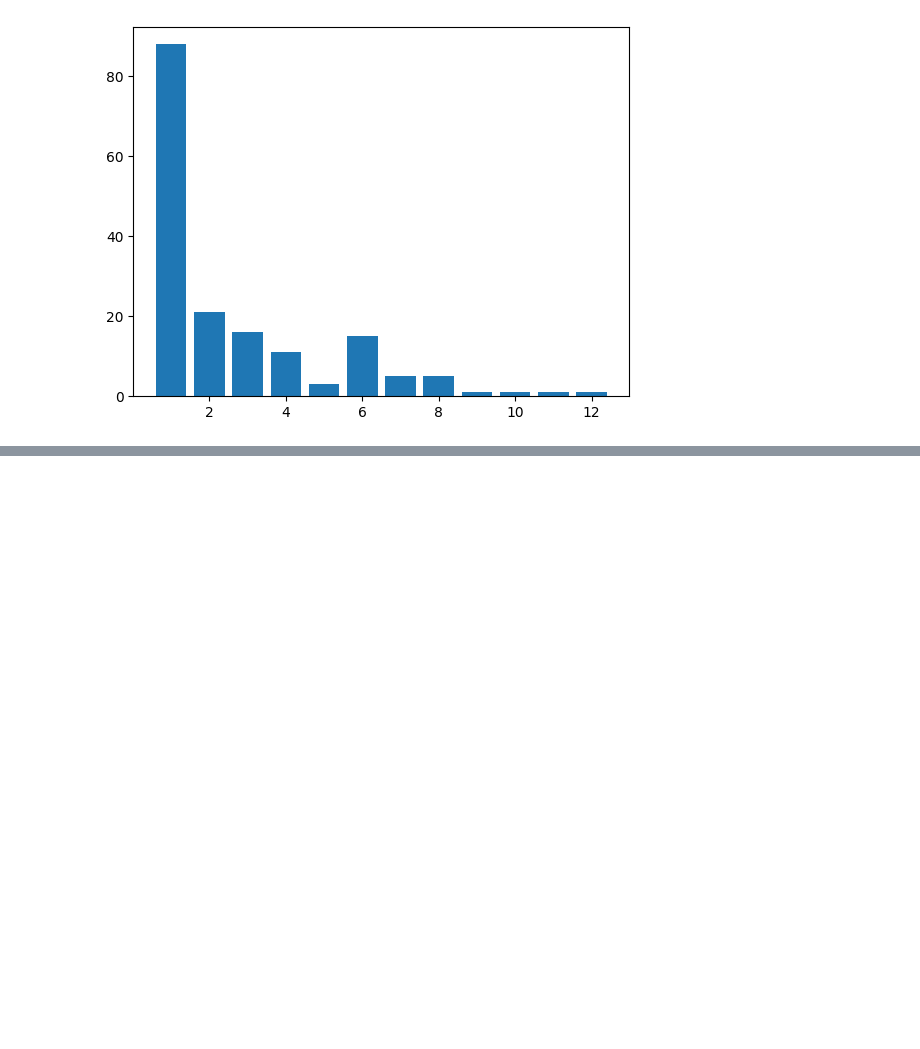
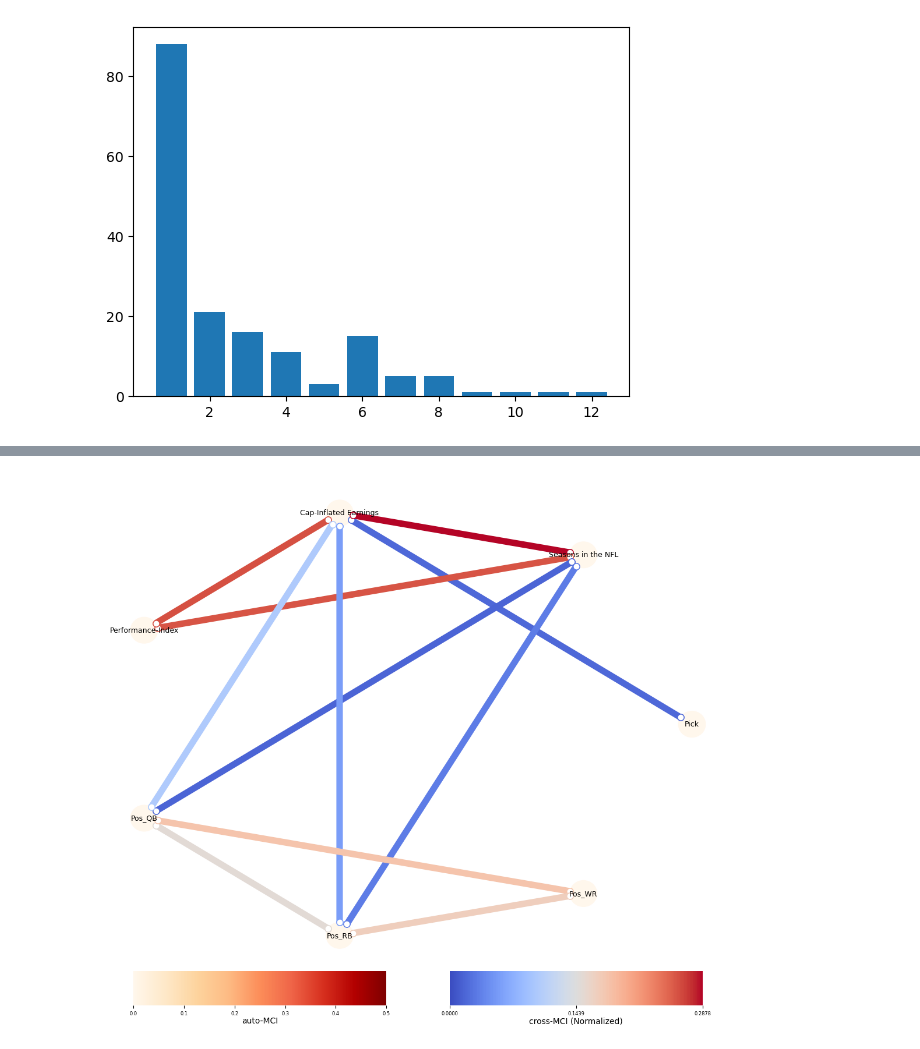
Before and after one commit to szmbalint/Causal_Inference_Project, a Jupyter notebook: Notebook/init_notebook.ipynb, the cells around one changed output, grey strips where cells are left out. Drawn from its saved outputs; the diff is of its cells as text; code cells hidden in the pictures; blank space fills up the shorter version.

```diff
--- a/Notebook/init_notebook.ipynb
+++ b/Notebook/init_notebook.ipynb
@@ -169,3 +162,94 @@ Note: you may need to restart the kernel to use updated packages.
+# %%
+import numpy as np
+import pandas as pd
+import matplotlib.pyplot as plt
+import tigramite
+from tigramite import data_processing as dp
+from tigramite import plotting as tp
+from tigramite.pcmci import PCMCI
+from tigramite.independence_tests.regressionCI import RegressionCI
+
+selected_columns = [
+    #'Round',
+    'Pick',
+    'Pos',
+    'Seasons in the NFL',
+    'Cap-Inflated Earnings',
+    'Performance-Index'
+]
+
+# 1. Friss másolat az eredeti adatokból (szövegesen hagyva a Pos-t és a Round-ot)
+df_filtered = joined_datas[selected_columns].dropna().copy()
+
+# 2. ONE-HOT KÓDOLÁS EGYSZERRE MINDKÉT OSZLOPRA
+# A drop_first=True elengedhetetlen a RegressionCI-nál, hogy elkerüljük a multikollinearitást!
+# Így a keletkező oszlopok pl. Pos_RB, Pos_WR (a QB kiesik bázisnak), és Round_2, Round_3 stb. lesznek.
+df_encoded = pd.get_dummies(df_filtered, columns=['Pos'], dtype=int, drop_first=True)
+
+var_names = list(df_encoded.columns)
+data_array = df_encoded.values
+T_len = len(df_encoded)
+
+# 3. DINAMIKUS DATATYPE MASKING (A RegressionCI számára)
+# Létrehozzuk a nulla mátrixot (alapból minden continuous = 0)
+data_type_matrix = np.zeros(data_array.shape, dtype='int')
+
+# Végigmegyünk az összes új oszlopon: ha a kódolásból jött létre, diszkrétnek jelöljük (1)
+for idx, col in enumerate(var_names):
+    if 'Pos_' in col:
+        data_type_matrix[:, idx] = 1  # Discrete = 1
+    else:
+        data_type_matrix[:, idx] = 0  # Continuous = 0
+
+# TIGRAMITE DATAFRAME
+tigramite_df = dp.DataFrame(
+    data_array,
+    data_type=data_type_matrix,  # Átadjuk a frissített 0-1 maszkot
+    var_names=var_names
+)
+
+# FÜGGETLENSÉGI TESZT ÉS MODEL
+regressionCI = RegressionCI(significance='analytic')
+
+pcmci = PCMCI(
+    dataframe=tigramite_df,
+    cond_ind_test=regressionCI
+)
+
+# Keresztmetszeti elemzés tau=0 mellett
+results = pcmci.run_pcmci(tau_min=0, tau_max=0, pc_alpha=0.2, alpha_level=0.01)
+
+# Normalizálás
+val_matrix = results['val_matrix']
+val_matrix /= (2. * T_len)
+
+# Dinamikus színskála maximum, hogy biztosan látszódjanak a vonalak
+max_val = np.max(np.abs(val_matrix))
+if max_val == 0: max_val = 0.01
+
+# RAJZOLÁS
+tp.plot_graph(
+    val_matrix=val_matrix,
+    graph=results['graph'],
+    var_names=var_names,
+    figsize=(14, 11),               # Nagyobb méret, mert sok új oszlopunk lett
+    node_size=0.12,
+    node_label_size=9,
+    link_colorbar_label='cross-MCI (Normalized)',
+    node_colorbar_label='auto-MCI',
+    vmin_edges=0.,
+    vmax_edges=max_val,             # Dinamikus igazítás a láthatóságért
+    edge_ticks=max_val / 2.,
+    cmap_edges='coolwarm',          # Kontrasztosabb színek az irányítatlan élekhez
+    vmin_nodes=0,
+    vmax_nodes=0.5,
+    node_ticks=0.1,
+    cmap_nodes='OrRd',
+)
+
+plt.show()
+# %% [output]
+[figure, added]
 # %%
 import numpy as np
 import pandas as pd
```
Also changed, not shown: parts of 12 cells of this notebook, 1 other file.
